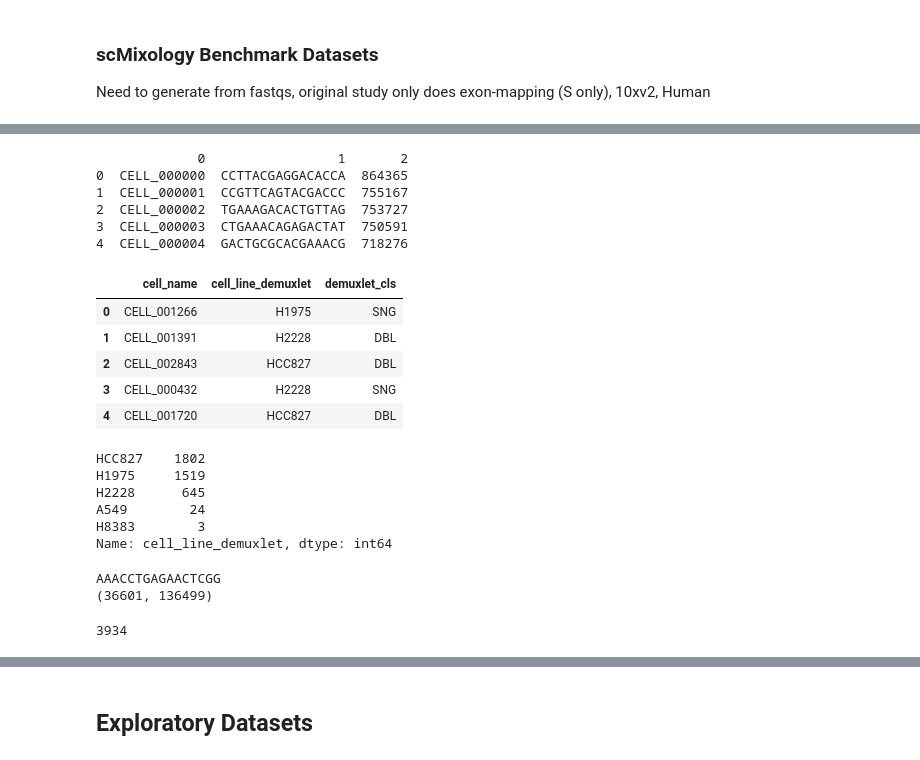
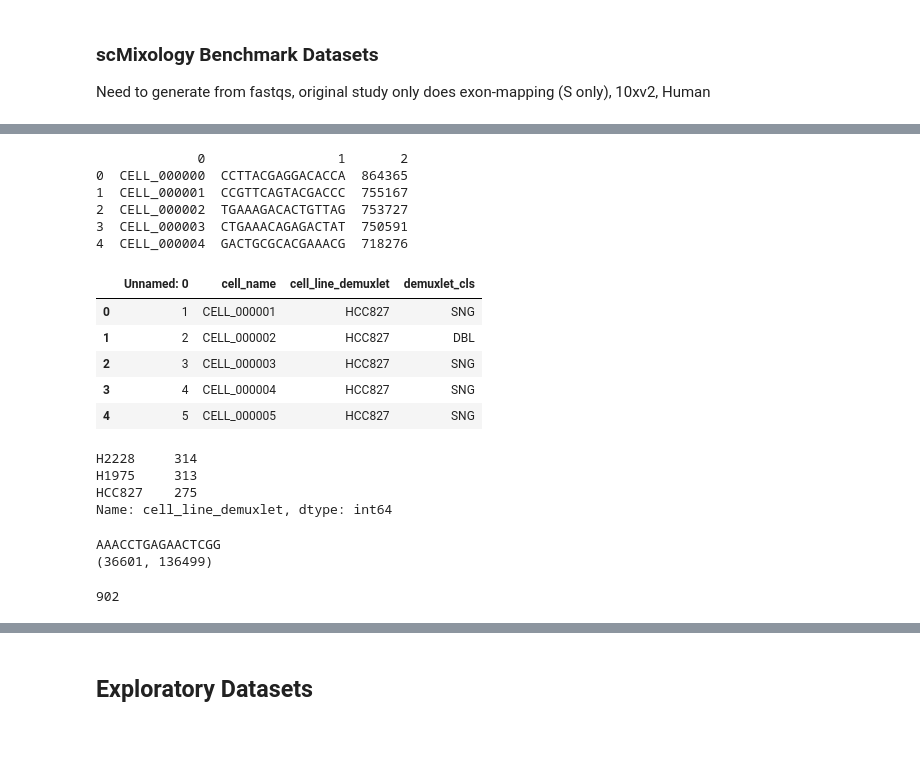
Before and after one commit to tarachari3/perturbCME, a Jupyter notebook: notebooks/20240206_meKMeans_dataset_preprocess.ipynb, the cells around one changed output, grey strips where cells are left out. Cells and saved outputs as stored; diff of their text form; code cells hidden in the pictures.

```diff
--- a/notebooks/20240206_meKMeans_dataset_preprocess.ipynb
+++ b/notebooks/20240206_meKMeans_dataset_preprocess.ipynb
@@ -482,34 +569,36 @@ retAdata.write_loom('/home/tchari/counts/scMix/cl5/loom/processed_cl5_raw.loom')
 # %%
 #3 cell line 10x metadata
-#Metadata from https://github.com/LuyiTian/sc_mixology/blob/master/misc/single_cell_annotations/GSM3022245_10x_3cl_metadata.csv
+#Metadata from https://github.com/LuyiTian/sc_mixology/blob/master/data/sincell_with_class.RData
 #https://github.com/LuyiTian/sc_mixology/blob/master/misc/single_cell_annotations/GSM3022245_index_anno.csv
 
 
 cl3_bars = pd.read_csv('/home/tchari/metadata/GSM3022245_index_anno.csv',header=None)
 print(cl3_bars.head())
-cl3_meta = pd.read_csv('/home/tchari/metadata/GSM3022245_10x_3cl_metadata.csv')
+
+# cl3_meta = pd.read_csv('/home/tchari/metadata/GSM3022245_10x_3cl_metadata.csv')
+# cl3_meta.head()
+
+cl3_meta = pd.read_csv('/home/tchari/metadata/scMix_3cl_metadata_fromR.csv')
 cl3_meta.head()
 # %% [output]
              0                 1       2
 0  CELL_000000  CCTTACGAGGACACCA  864365
 1  CELL_000001  CCGTTCAGTACGACCC  755167
 2  CELL_000002  TGAAAGACACTGTTAG  753727
 3  CELL_000003  CTGAAACAGAGACTAT  750591
 4  CELL_000004  GACTGCGCACGAAACG  718276
-|  | cell_name | cell_line_demuxlet | demuxlet_cls |
-| 0 | CELL_001266 | H1975 | SNG |
-| 1 | CELL_001391 | H2228 | DBL |
-| 2 | CELL_002843 | HCC827 | DBL |
-| 3 | CELL_000432 | H2228 | SNG |
-| 4 | CELL_001720 | HCC827 | DBL |
+|  | Unnamed: 0 | cell_name | cell_line_demuxlet | demuxlet_cls |
+| 0 | 1 | CELL_000001 | HCC827 | SNG |
+| 1 | 2 | CELL_000002 | HCC827 | DBL |
+| 2 | 3 | CELL_000003 | HCC827 | SNG |
+| 3 | 4 | CELL_000004 | HCC827 | SNG |
+| 4 | 5 | CELL_000005 | HCC827 | SNG |
 # %%
 cl3_meta['cell_line_demuxlet'].value_counts()
 # %% [output]
-HCC827    1802
-H1975     1519
-H2228      645
-A549        24
-H8383        3
+H2228     314
+H1975     313
+HCC827    275
 Name: cell_line_demuxlet, dtype: int64
 # %%
 #Read in looms from kb
@@ -534,12 +623,10 @@ for b,c in zip(list(cl3_bars[1]),list(cl3_bars[0])):
     if (np.sum(ind) > 0) and (b in bars): #Some barcodes not in kb bars
         lab = list(cl3_meta['cell_line_demuxlet'][ind])[0]
 
-        if lab in ['HCC827','H1975','H2228']:
+        sublab += [lab]
 
-            sublab += [lab]
-
-            bars_filt += [b]
+        bars_filt += [b]
 
 print(len(bars_filt))
 # %% [output]
-3934
+902
```
Also changed, not shown: parts of 21 cells of this notebook, 4 other files.
